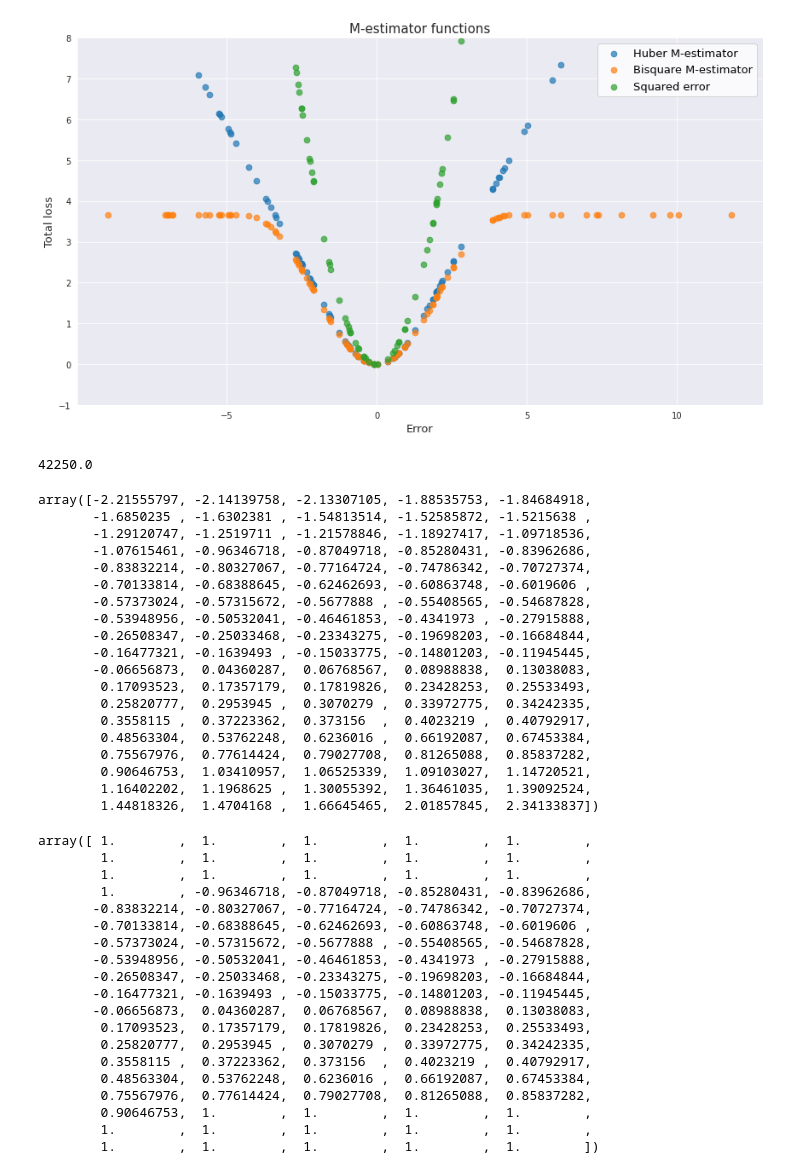
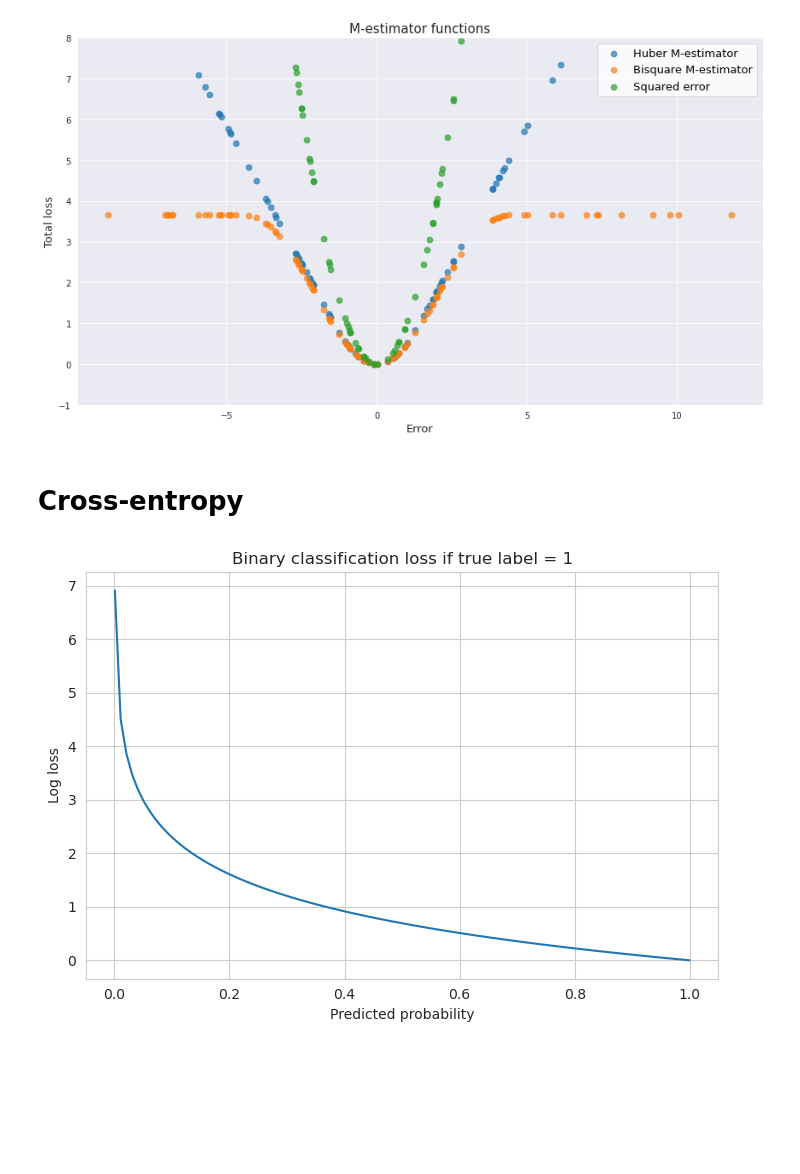
Before and after one commit to vzahorui/vzahorui.github.io, a Jupyter notebook: jupyter_notebooks/optimization/loss_functions.ipynb, the cells around one changed output. Saved outputs shown, nothing was run; the diff lists cells and outputs as text; code cells hidden in the pictures; blank space fills up the shorter version.

Commit message:
added cross-entropy loss function

```diff
--- a/jupyter_notebooks/optimization/loss_functions.ipynb
+++ b/jupyter_notebooks/optimization/loss_functions.ipynb
@@ -61,51 +61,24 @@ plt.tight_layout()
 plt.savefig('../../assets/images/optimization/m_estimators_loss.png', bbox_inches='tight');
 # %% [output]
 [figure]
-# %%
-1300*32.5
-# %% [output]
-42250.0
-# %%
-x
-# %% [output]
-array([-2.21555797, -2.14139758, -2.13307105, -1.88535753, -1.84684918,
-       -1.6850235 , -1.6302381 , -1.54813514, -1.52585872, -1.5215638 ,
-       -1.29120747, -1.2519711 , -1.21578846, -1.18927417, -1.09718536,
-       -1.07615461, -0.96346718, -0.87049718, -0.85280431, -0.83962686,
-       -0.83832214, -0.80327067, -0.77164724, -0.74786342, -0.70727374,
-       -0.70133814, -0.68388645, -0.62462693, -0.60863748, -0.6019606 ,
-       -0.57373024, -0.57315672, -0.5677888 , -0.55408565, -0.54687828,
-       -0.53948956, -0.50532041, -0.46461853, -0.4341973 , -0.27915888,
-       -0.26508347, -0.25033468, -0.23343275, -0.19698203, -0.16684844,
-       -0.16477321, -0.1639493 , -0.15033775, -0.14801203, -0.11945445,
-       -0.06656873,  0.04360287,  0.06768567,  0.08988838,  0.13038083,
-        0.17093523,  0.17357179,  0.17819826,  0.23428253,  0.25533493,
-        0.25820777,  0.2953945 ,  0.3070279 ,  0.33972775,  0.34242335,
-        0.3558115 ,  0.37223362,  0.373156  ,  0.4023219 ,  0.40792917,
-        0.48563304,  0.53762248,  0.6236016 ,  0.66192087,  0.67453384,
-        0.75567976,  0.77614424,  0.79027708,  0.81265088,  0.85837282,
-        0.90646753,  1.03410957,  1.06525339,  1.09103027,  1.14720521,
-        1.16402202,  1.1968625 ,  1.30055392,  1.36461035,  1.39092524,
-        1.44818326,  1.4704168 ,  1.66645465,  2.01857845,  2.34133837])
-# %%
-np.where(np.abs(x)<=1, 1, x**2/2)
-# %% [output]
-array([ 1.        ,  1.        ,  1.        ,  1.        ,  1.        ,
-        1.        ,  1.        ,  1.        ,  1.        ,  1.        ,
-        1.        ,  1.        ,  1.        ,  1.        ,  1.        ,
-        1.        , -0.96346718, -0.87049718, -0.85280431, -0.83962686,
-       -0.83832214, -0.80327067, -0.77164724, -0.74786342, -0.70727374,
-       -0.70133814, -0.68388645, -0.62462693, -0.60863748, -0.6019606 ,
-       -0.57373024, -0.57315672, -0.5677888 , -0.55408565, -0.54687828,
-       -0.53948956, -0.50532041, -0.46461853, -0.4341973 , -0.27915888,
-       -0.26508347, -0.25033468, -0.23343275, -0.19698203, -0.16684844,
-       -0.16477321, -0.1639493 , -0.15033775, -0.14801203, -0.11945445,
-       -0.06656873,  0.04360287,  0.06768567,  0.08988838,  0.13038083,
-        0.17093523,  0.17357179,  0.17819826,  0.23428253,  0.25533493,
-        0.25820777,  0.2953945 ,  0.3070279 ,  0.33972775,  0.34242335,
-        0.3558115 ,  0.37223362,  0.373156  ,  0.4023219 ,  0.40792917,
-        0.48563304,  0.53762248,  0.6236016 ,  0.66192087,  0.67453384,
-        0.75567976,  0.77614424,  0.79027708,  0.81265088,  0.85837282,
-        0.90646753,  1.        ,  1.        ,  1.        ,  1.        ,
-        1.        ,  1.        ,  1.        ,  1.        ,  1.        ,
-        1.        ,  1.        ,  1.        ,  1.        ,  1.        ])
+# %% [markdown]
+# Cross-entropy
+# %%
+def cross_entropy(x, real_binary_proportion):
+    return -(real_binary_proportion*np.log(x) + (1-real_binary_proportion)*np.log(1-x))
+
+x = np.linspace(0.001, 0.999, 100)
+
+with sns.axes_style('whitegrid'):
+    fig, ax = plt.subplots(figsize=(7, 5))
+
+ax.plot(x, cross_entropy(x, 0.9999))
+
+ax.set_ylabel('Log loss')
+ax.set_xlabel('Predicted probability')
+ax.set_title('Binary classification loss if true label = 1')
+
+plt.tight_layout()
+plt.savefig('../../assets/images/optimization/cross_entropy.png', bbox_inches='tight');
+# %% [output]
+[figure, added]
```
Also changed, not shown: 4 other files.
